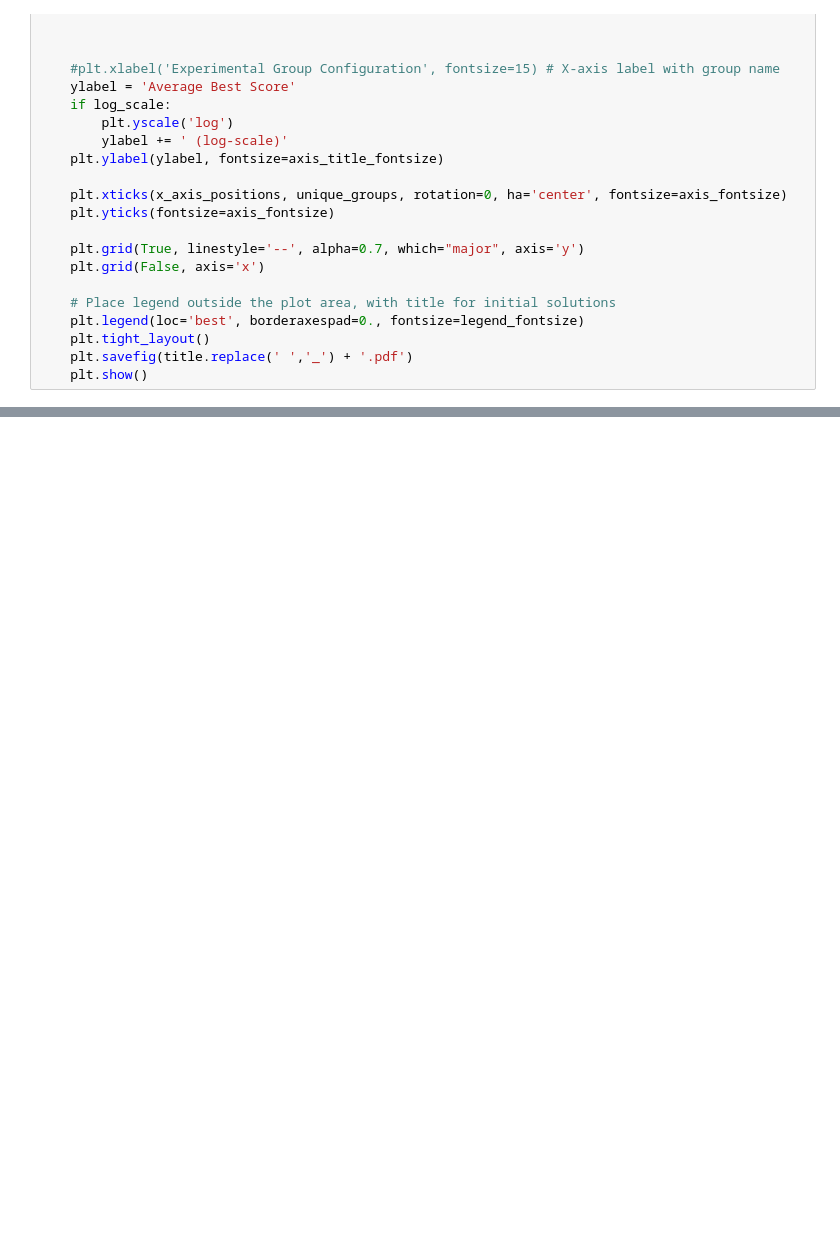
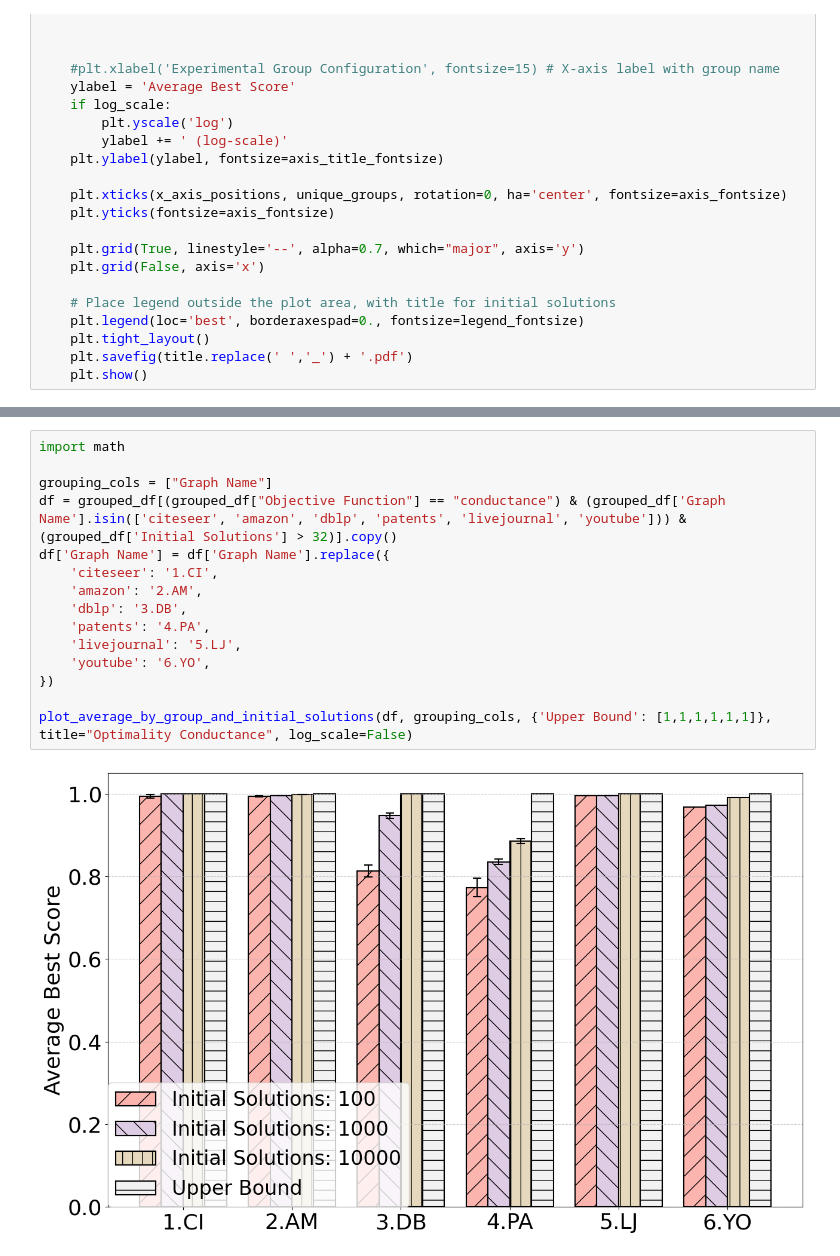
Before and after one commit to dcc-ufla-graph-mining/fractal, a Jupyter notebook: plots/optimality_plots.ipynb, the cells around one changed output, grey strips where cells are left out. Saved outputs shown, nothing was run; the diff lists cells and outputs as text; blank space fills up the shorter version.

```diff
--- a/plots/optimality_plots.ipynb
+++ b/plots/optimality_plots.ipynb
@@ -312,0 +369,17 @@ plot_average_by_group_and_initial_solutions(df, grouping_cols, {'GreedyPeelingIn
+# %%
+import math
+
+grouping_cols = ["Graph Name"]
+df = grouped_df[(grouped_df["Objective Function"] == "conductance") & (grouped_df['Graph Name'].isin(['citeseer', 'amazon', 'dblp', 'patents', 'livejournal', 'youtube'])) & (grouped_df['Initial Solutions'] > 32)].copy()
+df['Graph Name'] = df['Graph Name'].replace({
+    'citeseer': '1.CI',
+    'amazon': '2.AM',
+    'dblp': '3.DB',
+    'patents': '4.PA',
+    'livejournal': '5.LJ',
+    'youtube': '6.YO',
+})
+
+plot_average_by_group_and_initial_solutions(df, grouping_cols, {'Upper Bound': [1,1,1,1,1,1]}, title="Optimality Conductance", log_scale=False)
+# %% [output]
+[figure, added]
```
Also changed, not shown: parts of 7 cells of this notebook, 25 other files.
